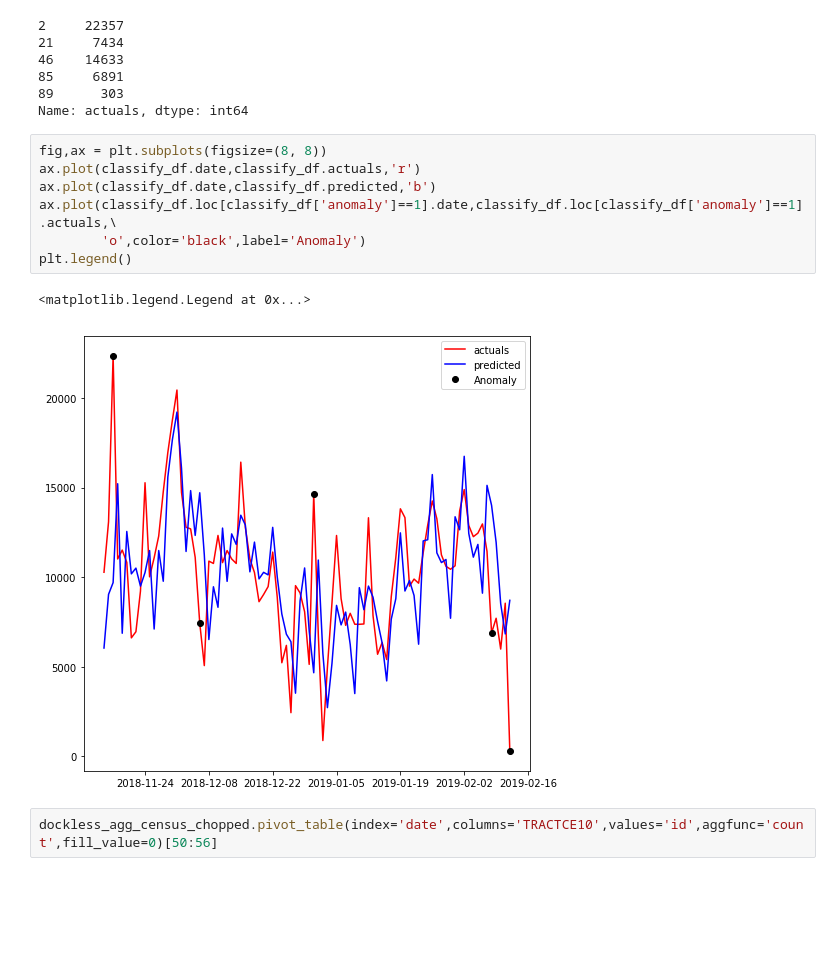
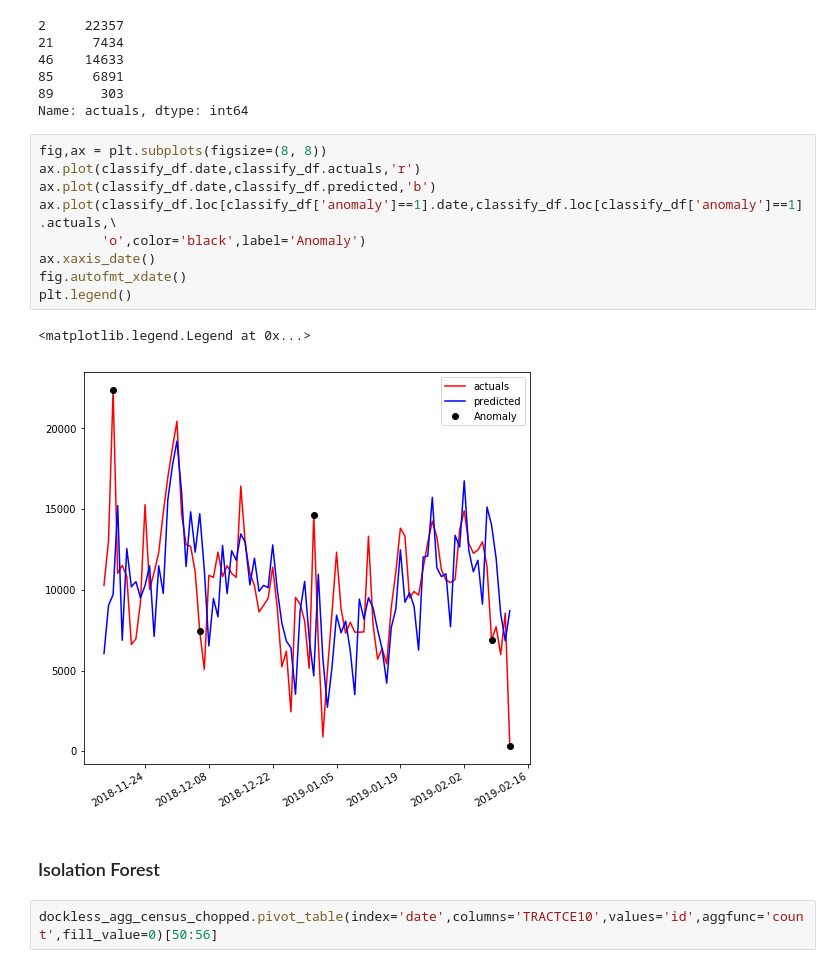
Before and after one commit to SohamMody/Event-Detection-from-Dockless-Scooter-Trips-Austin, a Jupyter notebook: Modelling.ipynb, the cells around one changed output. Saved outputs shown, nothing was run; the diff lists cells and outputs as text; blank space fills up the shorter version.

Commit message:
Adding Isolation Forest

```diff
--- a/Modelling.ipynb
+++ b/Modelling.ipynb
@@ -161,13 +162,17 @@ Name: actuals, dtype: int64
 # %%
 fig,ax = plt.subplots(figsize=(8, 8))
 ax.plot(classify_df.date,classify_df.actuals,'r')
 ax.plot(classify_df.date,classify_df.predicted,'b')
 ax.plot(classify_df.loc[classify_df['anomaly']==1].date,classify_df.loc[classify_df['anomaly']==1].actuals,\
         'o',color='black',label='Anomaly')
+ax.xaxis_date()
+fig.autofmt_xdate()
 plt.legend()
 # %% [output]
 <matplotlib.legend.Legend at 0x...>
-[figure, old version]
+[figure, new version]
+# %% [markdown]
+### Isolation Forest
 # %%
 dockless_agg_census_chopped.pivot_table(index='date',columns='TRACTCE10',values='id',aggfunc='count',fill_value=0)[50:56]
 # %% [output]
```
Also changed, not shown: parts of 17 cells of this notebook.
